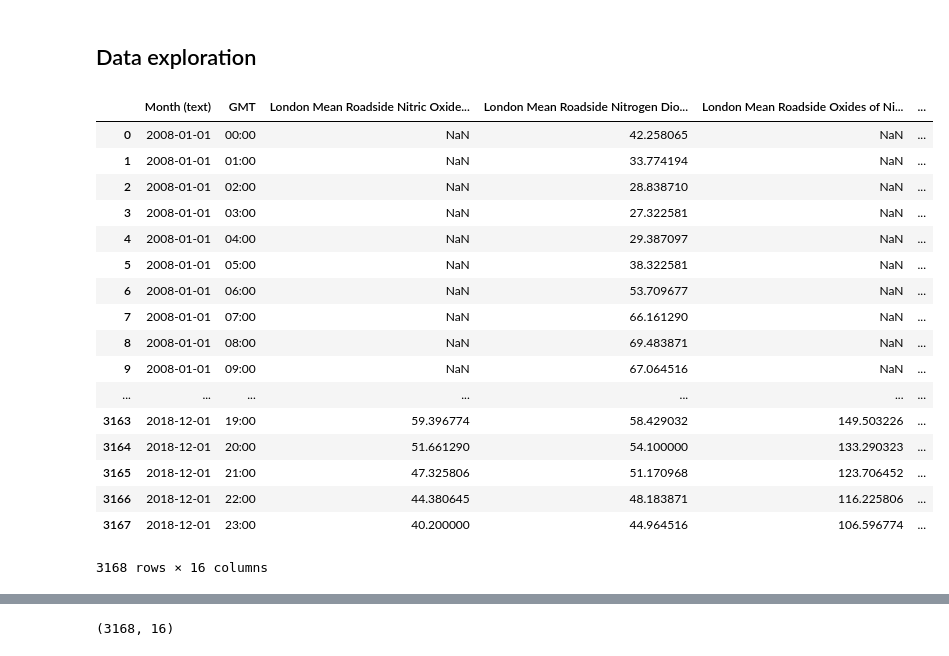
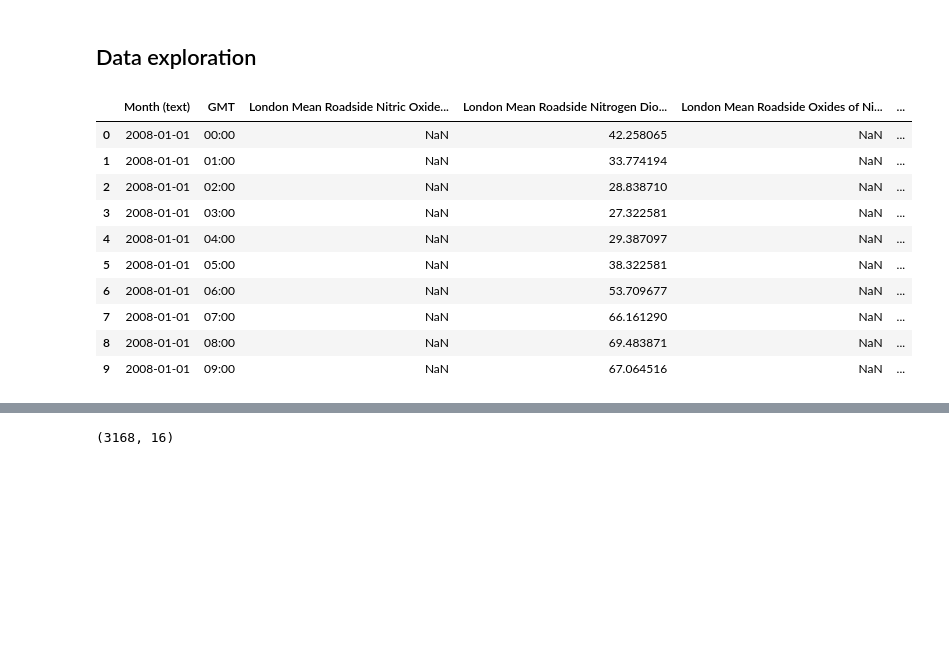
Before and after one commit to hiki0505/Data-Science-Projects, a Jupyter notebook: Datasets_for_report/London Air/London.Air_Cleaning.ipynb, the cells around one changed output, grey strips where cells are left out. Drawn from its saved outputs; the diff is of its cells as text; code cells hidden in the pictures; blank space fills up the shorter version.

```diff
--- a/Datasets_for_report/London Air/London.Air_Cleaning.ipynb
+++ b/Datasets_for_report/London Air/London.Air_Cleaning.ipynb
@@ -11,26 +11,19 @@ import seaborn as sns
 # %%
 # Read the dataset
 df = pd.read_csv('time-of-day-per-month.csv')
-df
+df.head(10)
 # %% [output]
 |  | Month (text) | GMT | London Mean Roadside Nitric Oxide... | London Mean Roadside Nitrogen Dio... | London Mean Roadside Oxides of Ni... | ... |
 | 0 | 2008-01-01 | 00:00 | NaN | 42.258065 | NaN | ... |
 | 1 | 2008-01-01 | 01:00 | NaN | 33.774194 | NaN | ... |
 | 2 | 2008-01-01 | 02:00 | NaN | 28.838710 | NaN | ... |
 | 3 | 2008-01-01 | 03:00 | NaN | 27.322581 | NaN | ... |
 | 4 | 2008-01-01 | 04:00 | NaN | 29.387097 | NaN | ... |
 | 5 | 2008-01-01 | 05:00 | NaN | 38.322581 | NaN | ... |
 | 6 | 2008-01-01 | 06:00 | NaN | 53.709677 | NaN | ... |
 | 7 | 2008-01-01 | 07:00 | NaN | 66.161290 | NaN | ... |
 | 8 | 2008-01-01 | 08:00 | NaN | 69.483871 | NaN | ... |
 | 9 | 2008-01-01 | 09:00 | NaN | 67.064516 | NaN | ... |
-| ... | ... | ... | ... | ... | ... | ... |
-| 3163 | 2018-12-01 | 19:00 | 59.396774 | 58.429032 | 149.503226 | ... |
-| 3164 | 2018-12-01 | 20:00 | 51.661290 | 54.100000 | 133.290323 | ... |
-| 3165 | 2018-12-01 | 21:00 | 47.325806 | 51.170968 | 123.706452 | ... |
-| 3166 | 2018-12-01 | 22:00 | 44.380645 | 48.183871 | 116.225806 | ... |
-| 3167 | 2018-12-01 | 23:00 | 40.200000 | 44.964516 | 106.596774 | ... |
-3168 rows × 16 columns
 # %%
 df.describe()
 # %% [output]
```
Also changed, not shown: parts of 3 cells of this notebook, 8 other files.
